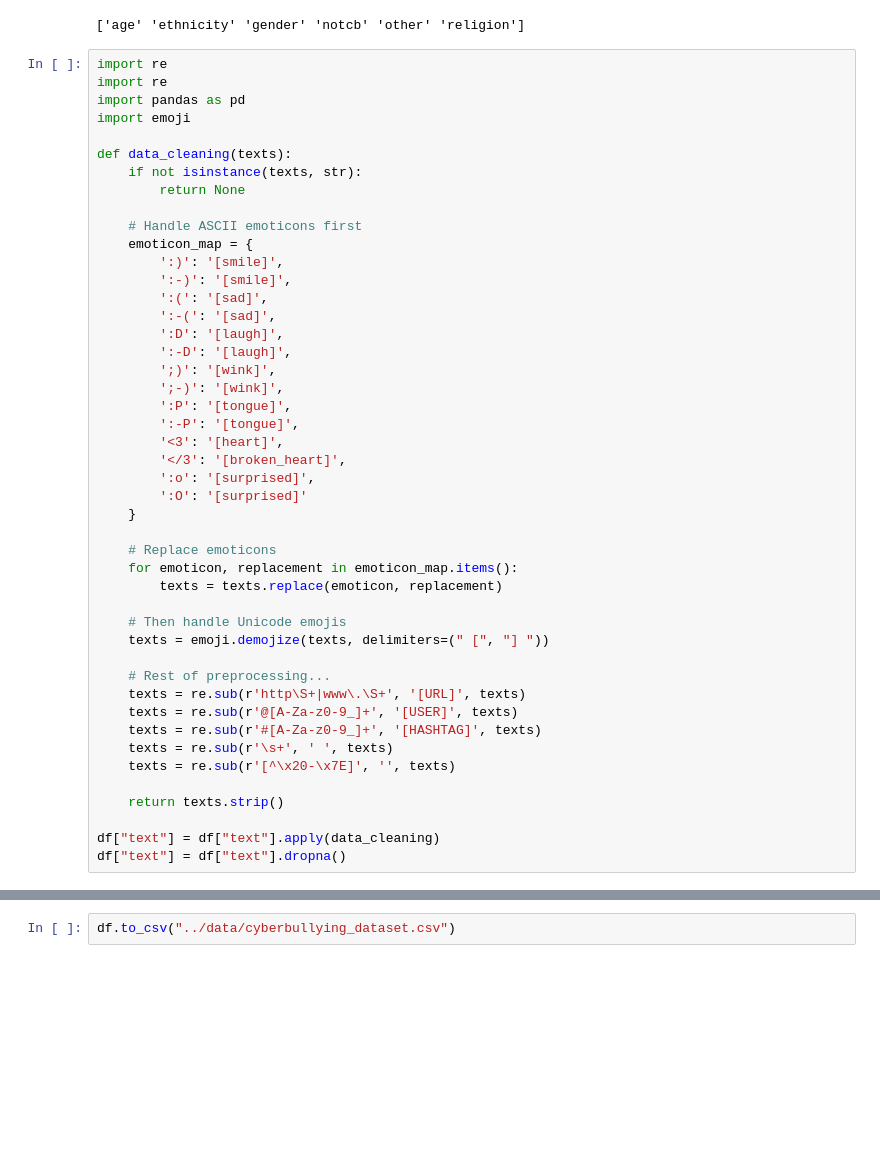
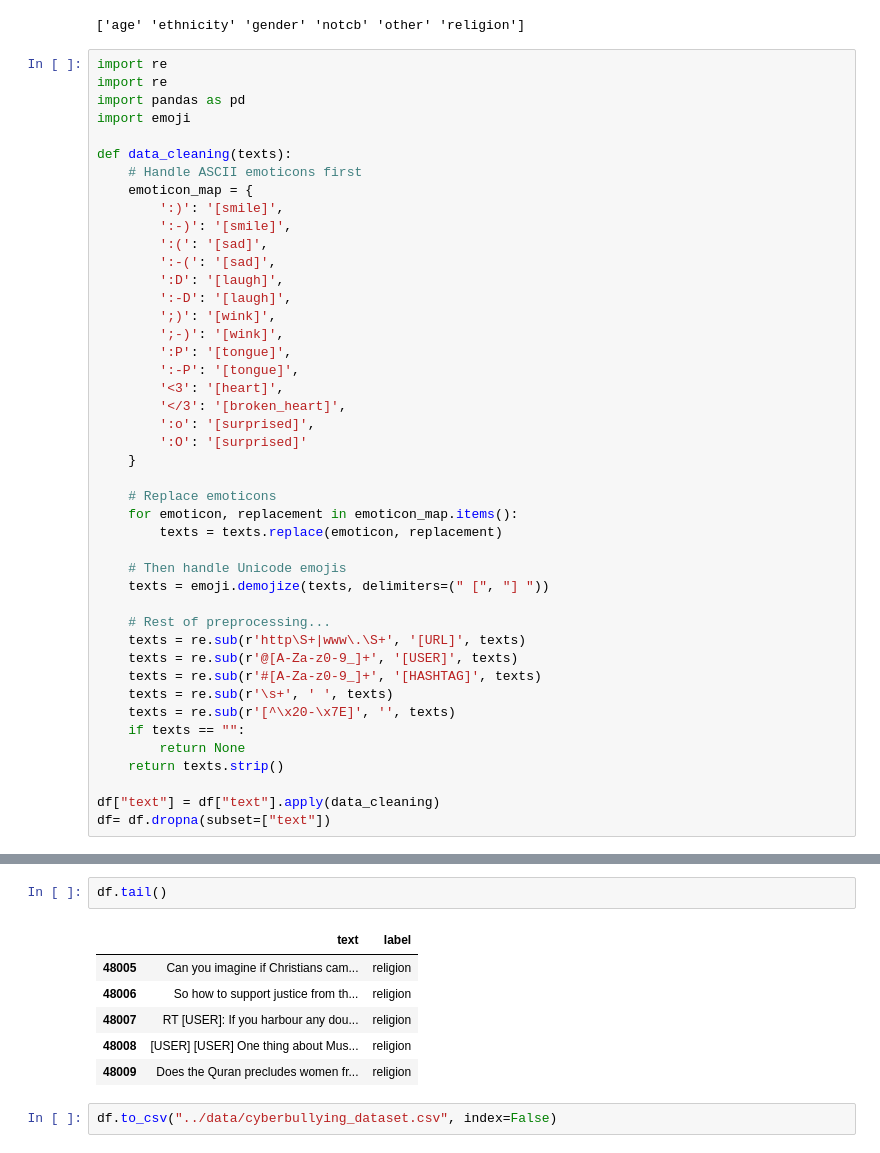
Before and after one commit to flauts/machine-paper, a Jupyter notebook: preprocessing/clean.ipynb, the cells around one changed output, grey strips where cells are left out. Drawn from its saved outputs; the diff is of its cells as text; blank space fills up the shorter version.

Commit message:
fix non ascii in dataset

```diff
--- a/preprocessing/clean.ipynb
+++ b/preprocessing/clean.ipynb
@@ -21,9 +30,6 @@ import pandas as pd
 import emoji
 
 def data_cleaning(texts):
-    if not isinstance(texts, str):
-        return None
-
     # Handle ASCII emoticons first
     emoticon_map = {
         ':)': '[smile]',
@@ -55,9 +61,10 @@ def data_cleaning(texts):
     texts = re.sub(r'#[A-Za-z0-9_]+', '[HASHTAG]', texts)
     texts = re.sub(r'\s+', ' ', texts)
     texts = re.sub(r'[^\x20-\x7E]', '', texts)
-
+    if texts == "":
+        return None
     return texts.strip()
 
 df["text"] = df["text"].apply(data_cleaning)
-df["text"] = df["text"].dropna()
+df= df.dropna(subset=["text"])
 # %%
@@ -72,2 +86,11 @@ df.head()
+# %%
+df.tail()
+# %% [output]
+|  | text | label |
+| 48005 | Can you imagine if Christians cam... | religion |
+| 48006 | So how to support justice from th... | religion |
+| 48007 | RT [USER]: If you harbour any dou... | religion |
+| 48008 | [USER] [USER] One thing about Mus... | religion |
+| 48009 | Does the Quran precludes women fr... | religion |
 # %%
-df.to_csv("../data/cyberbullying_dataset.csv")
+df.to_csv("../data/cyberbullying_dataset.csv", index=False)
```
Also changed, not shown: parts of 2 cells of this notebook, 5 other files.
